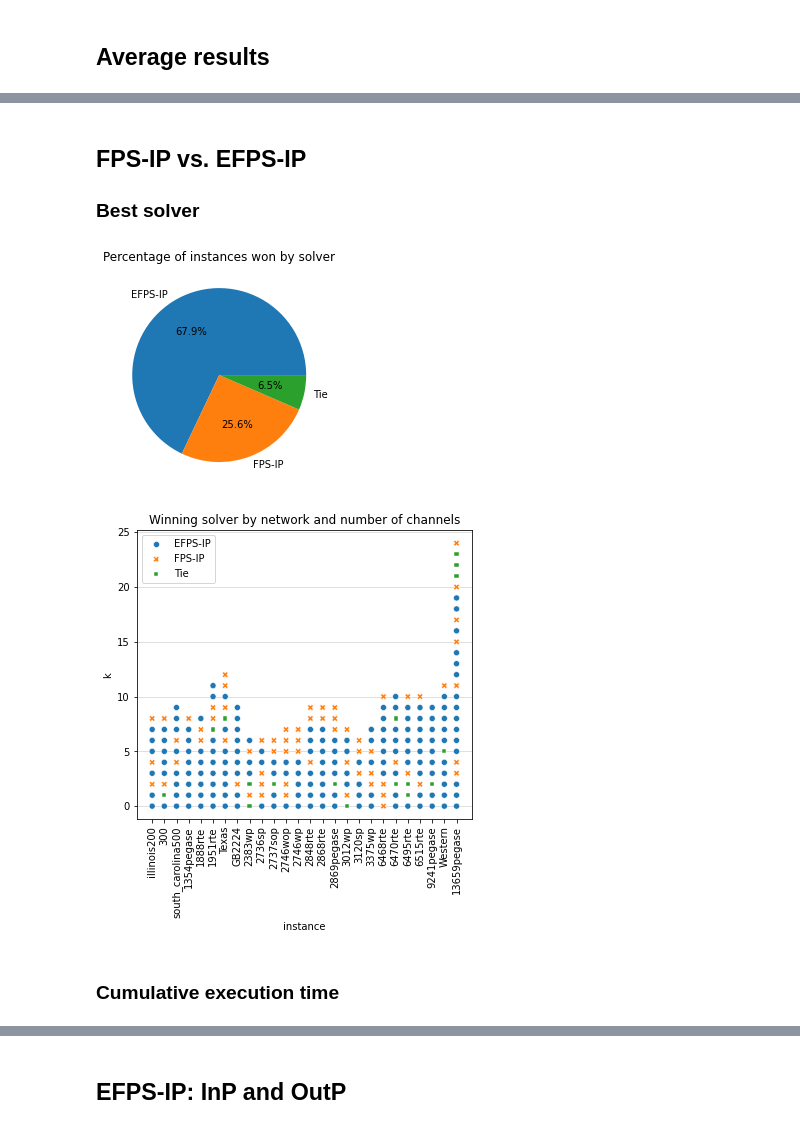
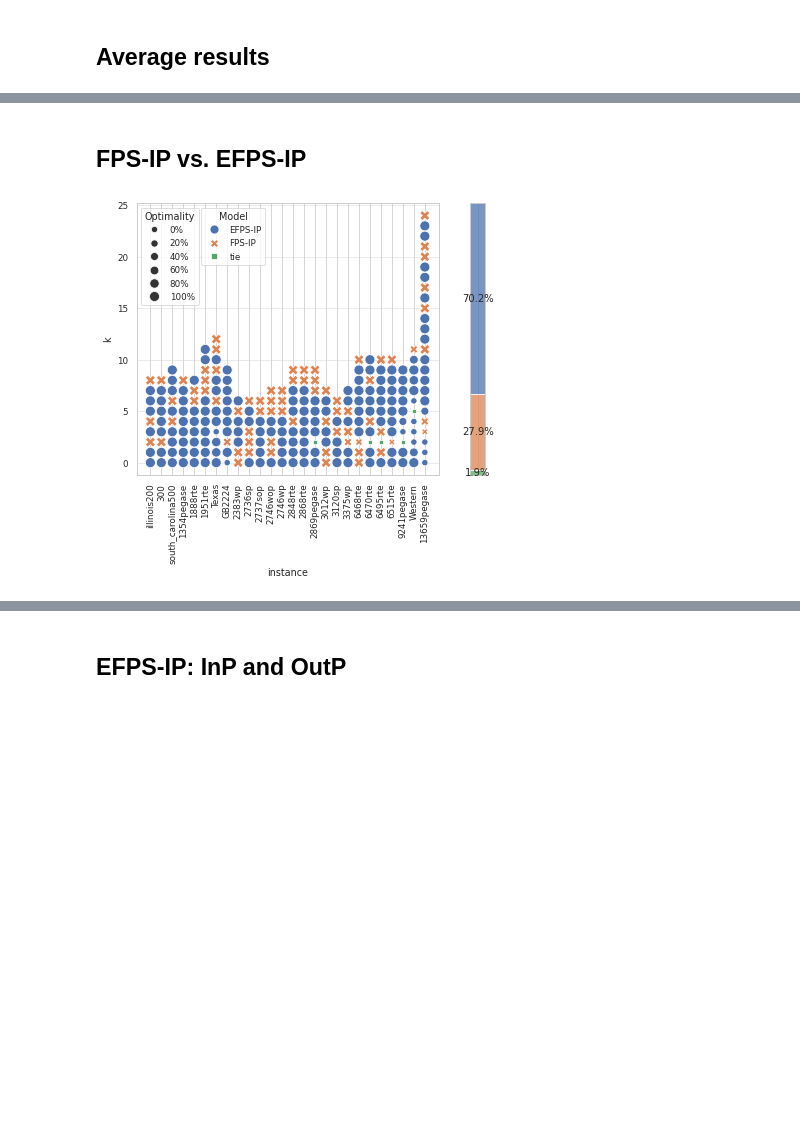
Before and after one commit to maurolucci/cpds, a Jupyter notebook: experiments/stats1.ipynb, the cells around one changed output, grey strips where cells are left out. Cells and saved outputs as stored; diff of their text form; code cells hidden in the pictures; blank space fills up the shorter version.

```diff
--- a/experiments/stats1.ipynb
+++ b/experiments/stats1.ipynb
@@ -42,23 +42,26 @@ df.instance = df.instance.apply(lambda x: x.split(".")[0])
 df.instance = df.instance.apply(lambda x: x.removeprefix("case_"))
 df.instance = df.instance.apply(lambda x: x.removeprefix("case"))
 
-# Remove instances with less than 2000 vertices
-df = df[df.vertices >= 200]
+# Remove instances with less than 200 vertices
+df = df[(df.vertices >= 200)]
+
+# Remove models that are not considered in the article
+cuts = ["efpss-outp-init-cuts1m100f",
+        "efpss-outp-init-cuts1m1000f",
+        "efpss-outp-init-cuts5m100f",
+        "efpss-outp-init-cuts5m1000f",
+        "efpss-inp-outp-init"]
+df = df[~df.solver.isin(cuts)]
 
 # Rename solvers
 solver_map = {"brimkov": 'BRI-IP',
               "jovanovic": 'JOV-IP',
               "forts": 'FORT-IP',
               "efpss": "EFPS-IP",
-              "efpss-inp": "EFPS-IP-IN",
-              "efpss-outp": "EFPS-IP-OUT",
-              "efpss-inp-outp": "EFPS-IP-IN-OUT",
-              "efpss-outp-init": "EFPS-IP-OUT-INIT",
-              "efpss-inp-outp-init": "EFPS-IP-IN-OUT-INIT",
-              "efpss-outp-init-cuts1m100f": "EFPS-IP-OUT-INIT-CUTS.1.100",
-              "efpss-outp-init-cuts1m1000f": "EFPS-IP-OUT-INIT-CUTS.1.1000",
-              "efpss-outp-init-cuts5m100f": "EFPS-IP-OUT-INIT-CUTS.5.100",
-              "efpss-outp-init-cuts5m1000f": "EFPS-IP-OUT-INIT-CUTS.5.1000",
+              "efpss-inp": "EFPS-IP-InP",
+              "efpss-outp": "EFPS-IP-OutP",
+              "efpss-inp-outp": "EFPS-IP-InP-OutP",
+              "efpss-outp-init": "EFPS-IP-OutP-Init",
               "fpss": "FPS-IP"
               }
 df.solver = df.solver.apply(lambda x: solver_map[x])
@@ -194,7 +197,9 @@ df2 = df.groupby(["instance","vertices","edges","propagating_vertices","solver",
     time_opt = ("t_solver", time_opt),
     upper_bound = ("upper_bound", "mean"),
     lower_bound = ("lower_bound", "mean"),
-    k_star = ("k_star", "min")
+    k_star = ("k_star", "min"),
+    lazy_time = ("t_callback", "mean"),
+    lazy_added = ("lazy_constraints", "mean"),
 )
 df2 = df2.sort_values(["vertices", "instance", "solver", "k"])
 df2
@@ -227,12 +260,7 @@ for s in solvers:
 # %% [markdown]
 ## FPS-IP vs. EFPS-IP
-
-### Best solver
 # %%
 solvers = ["EFPS-IP","FPS-IP"]
-show_best_solver(df2, solvers, ties=True)
+show_best_solver(df2, solvers, success=True)
 # %% [output]
-[figure, old version]
+[figure, new version]
-[figure, removed]
-# %% [markdown]
-### Cumulative execution time
```
Also changed, not shown: parts of 57 cells of this notebook, 1 other file.
